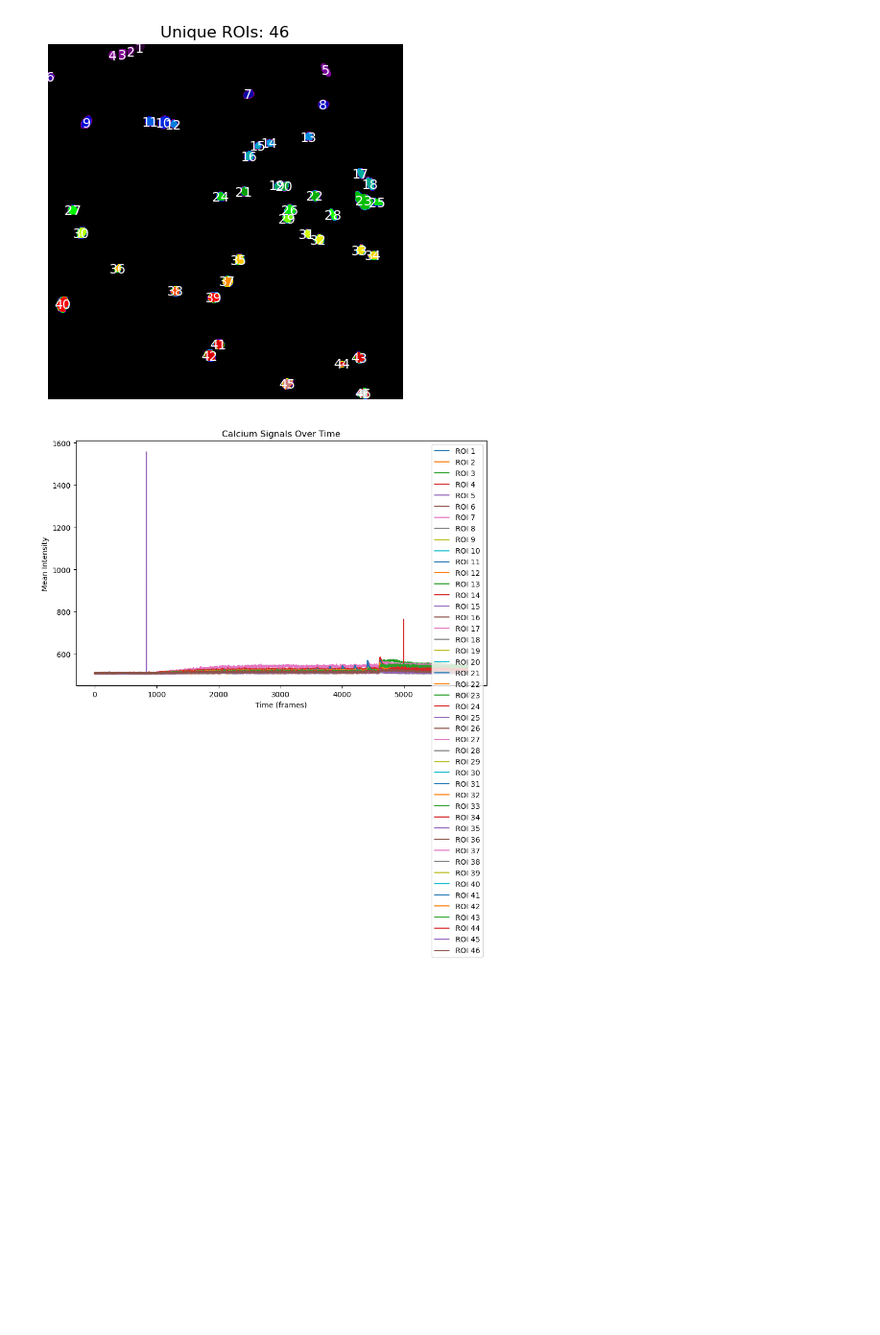
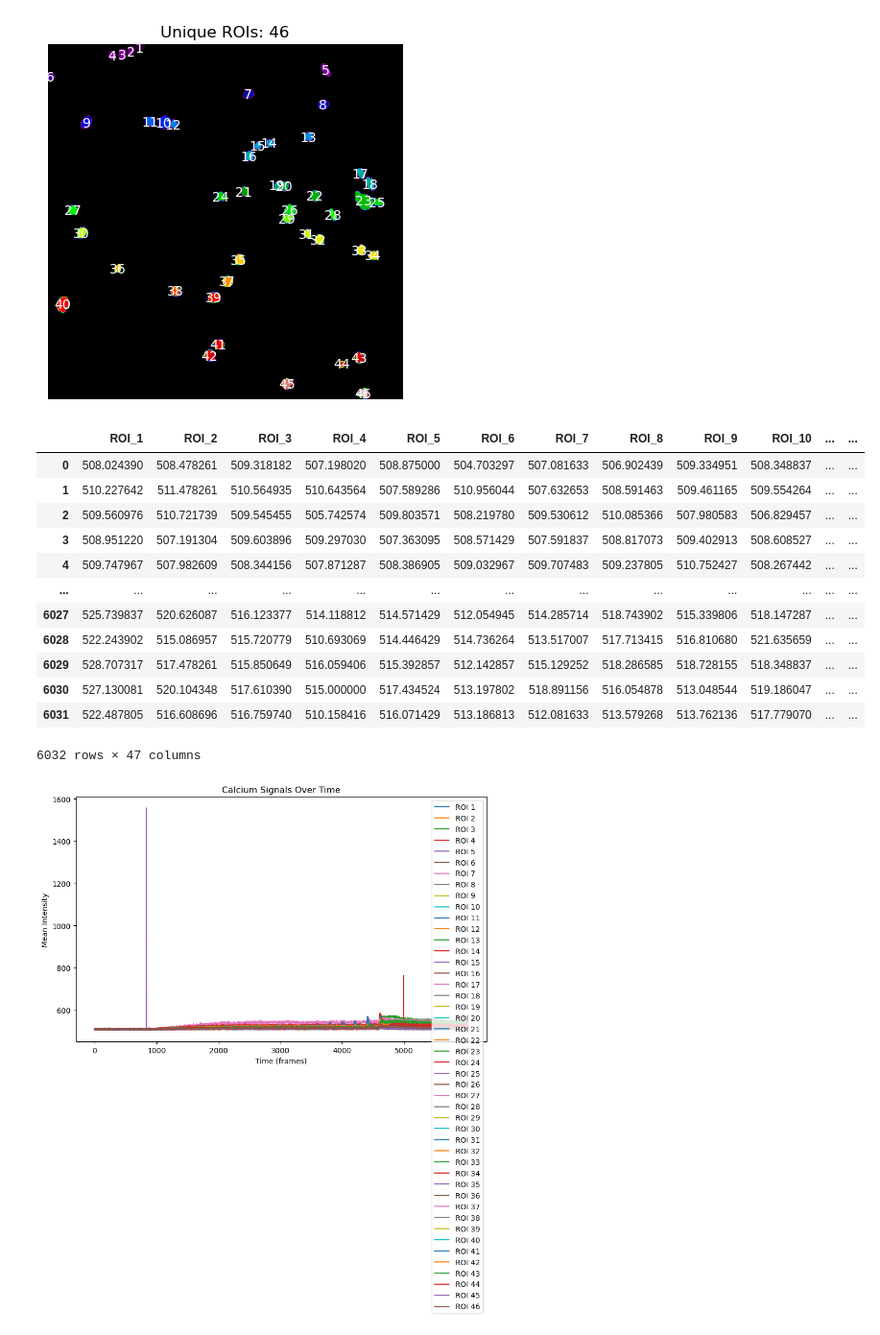
Before and after one commit to ecresp1el/biolumi_calcium_imaging, a Jupyter notebook: notebooks/calcium_imaging_analysis.ipynb, the cells around one changed output. Shown at 96% size. Drawn from its saved outputs; the diff is of its cells as text; code cells hidden in the pictures; blank space fills up the shorter version.

```diff
--- a/notebooks/calcium_imaging_analysis.ipynb
+++ b/notebooks/calcium_imaging_analysis.ipynb
@@ -200,6 +200,35 @@ for t in range(num_frames):
         calcium_signals[roi - 1, t] = np.mean(roi_data)  # Mean intensity for ROI
 
 # `calcium_signals` now holds the mean intensity for each ROI at each time point
+# %%
+#export the calcium signals to a csv file with the ROI labels as the column names and the frame numbers as a column
+import pandas as pd
+
+# Create a DataFrame from the calcium signals
+calcium_df = pd.DataFrame(calcium_signals.T, columns=[f"ROI_{i}" for i in range(1, num_rois + 1)])
+
+# Add a column for the frame number
+calcium_df['Frame'] = np.arange(1, num_frames + 1)
+
+# Save the DataFrame to a CSV file in the same directory as the raw data file with matching name
+csv_path = tiff_path.replace(".tif", "_calcium_signals.csv")
+calcium_df.to_csv(csv_path, index=False)
+# %%
+calcium_df
+# %% [output]
+|  | ROI_1 | ROI_2 | ROI_3 | ROI_4 | ROI_5 | ROI_6 | ROI_7 | ROI_8 | ROI_9 | ROI_10 | ... | ... |
+| 0 | 508.024390 | 508.478261 | 509.318182 | 507.198020 | 508.875000 | 504.703297 | 507.081633 | 506.902439 | 509.334951 | 508.348837 | ... | ... |
+| 1 | 510.227642 | 511.478261 | 510.564935 | 510.643564 | 507.589286 | 510.956044 | 507.632653 | 508.591463 | 509.461165 | 509.554264 | ... | ... |
+| 2 | 509.560976 | 510.721739 | 509.545455 | 505.742574 | 509.803571 | 508.219780 | 509.530612 | 510.085366 | 507.980583 | 506.829457 | ... | ... |
+| 3 | 508.951220 | 507.191304 | 509.603896 | 509.297030 | 507.363095 | 508.571429 | 507.591837 | 508.817073 | 509.402913 | 508.608527 | ... | ... |
+| 4 | 509.747967 | 507.982609 | 508.344156 | 507.871287 | 508.386905 | 509.032967 | 509.707483 | 509.237805 | 510.752427 | 508.267442 | ... | ... |
+| ... | ... | ... | ... | ... | ... | ... | ... | ... | ... | ... | ... | ... |
+| 6027 | 525.739837 | 520.626087 | 516.123377 | 514.118812 | 514.571429 | 512.054945 | 514.285714 | 518.743902 | 515.339806 | 518.147287 | ... | ... |
+| 6028 | 522.243902 | 515.086957 | 515.720779 | 510.693069 | 514.446429 | 514.736264 | 513.517007 | 517.713415 | 516.810680 | 521.635659 | ... | ... |
+| 6029 | 528.707317 | 517.478261 | 515.850649 | 516.059406 | 515.392857 | 512.142857 | 515.129252 | 518.286585 | 518.728155 | 518.348837 | ... | ... |
+| 6030 | 527.130081 | 520.104348 | 517.610390 | 515.000000 | 517.434524 | 513.197802 | 518.891156 | 516.054878 | 513.048544 | 519.186047 | ... | ... |
+| 6031 | 522.487805 | 516.608696 | 516.759740 | 510.158416 | 516.071429 | 513.186813 | 512.081633 | 513.579268 | 513.762136 | 517.779070 | ... | ... |
+6032 rows × 47 columns
 # %%
 # Plot the calcium signals
 plt.figure(figsize=(10, 6))
```
Also changed, not shown: parts of 4 cells of this notebook.
